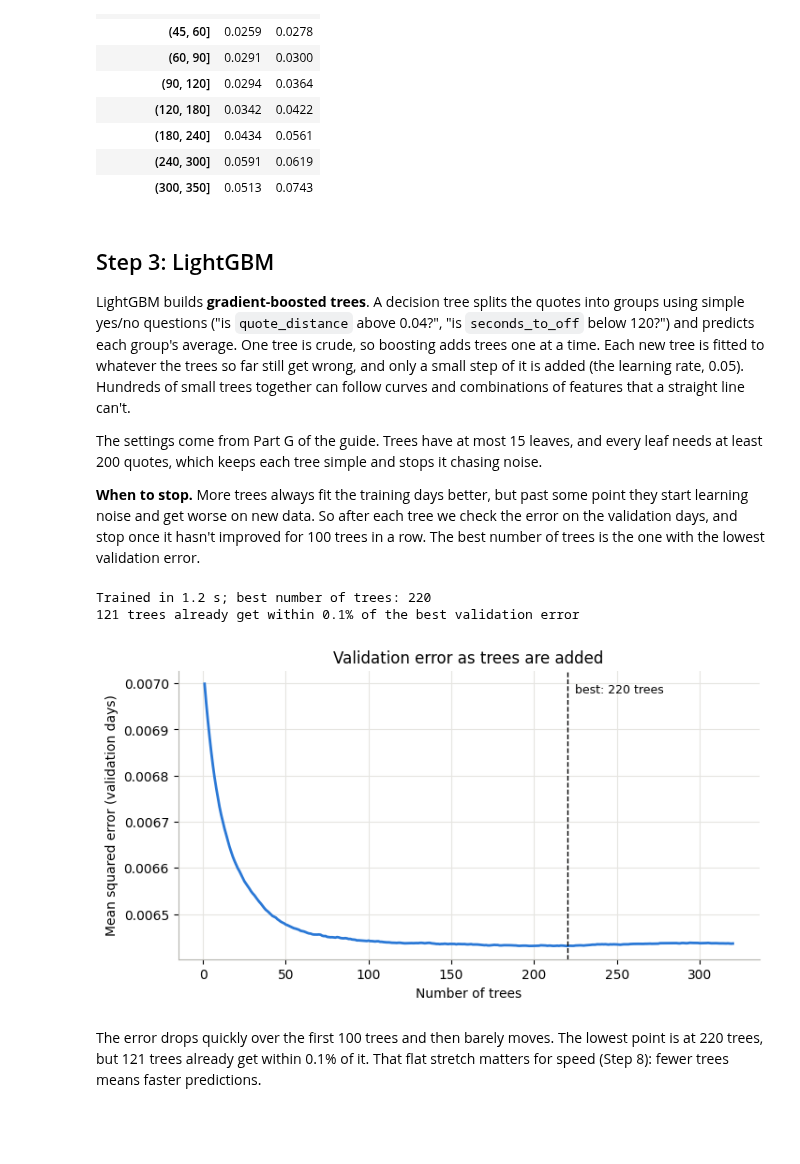
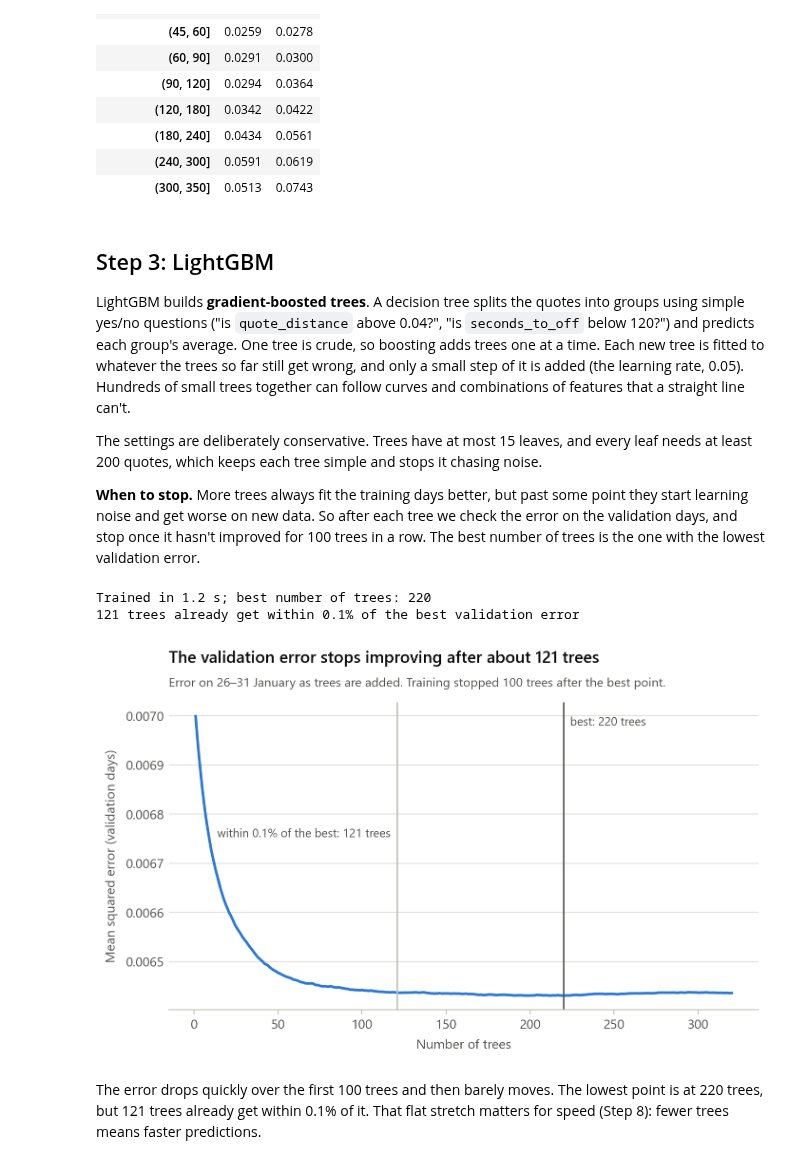
Before and after one commit to wazzak-99/Greyhound-Racing-Backtesting, a Jupyter notebook: adverse-selection/training-the-model.ipynb, the cells around one changed output. Drawn from its saved outputs; the diff is of its cells as text; code cells hidden in the pictures; blank space fills up the shorter version.

```diff
--- a/adverse-selection/training-the-model.ipynb
+++ b/adverse-selection/training-the-model.ipynb
@@ -140,35 +172,41 @@ The lookup table (average markout on the training days, log-odds):
 
 LightGBM builds **gradient-boosted trees**. A decision tree splits the quotes into groups using simple yes/no questions ("is `quote_distance` above 0.04?", "is `seconds_to_off` below 120?") and predicts each group's average. One tree is crude, so boosting adds trees one at a time. Each new tree is fitted to whatever the trees so far still get wrong, and only a small step of it is added (the learning rate, 0.05). Hundreds of small trees together can follow curves and combinations of features that a straight line can't.
 
-The settings come from Part G of the guide. Trees have at most 15 leaves, and every leaf needs at least 200 quotes, which keeps each tree simple and stops it chasing noise.
+The settings are deliberately conservative. Trees have at most 15 leaves, and every leaf needs at least 200 quotes, which keeps each tree simple and stops it chasing noise.
 
 **When to stop.** More trees always fit the training days better, but past some point they start learning noise and get worse on new data. So after each tree we check the error on the validation days, and stop once it hasn't improved for 100 trees in a row. The best number of trees is the one with the lowest validation error.
 # %%
 train_set = lgb.Dataset(train[FEATURES], train["markout"], weight=w_train)
 valid_set = lgb.Dataset(valid[FEATURES], valid["markout"], weight=w_valid, reference=train_set)
 
 history = {}
 start = time.perf_counter()
 model = lgb.train(PARAMS, train_set, num_boost_round=MAX_TREES, valid_sets=[valid_set], valid_names=["validation"],
                   callbacks=[lgb.early_stopping(PATIENCE, verbose=False), lgb.record_evaluation(history)])
 TREES = model.best_iteration
 print(f"Trained in {time.perf_counter() - start:.1f} s; best number of trees: {TREES}")
 predictions["LightGBM"] = model.predict(valid[FEATURES], num_iteration=TREES)
 
 curve = np.array(history["validation"]["l2"])
 nearly_as_good = np.argmax(curve <= curve.min() * 1.001) + 1      # fewest trees within 0.1% of the best error
 print(f"{nearly_as_good} trees already get within 0.1% of the best validation error")
 fig, ax = plt.subplots()
-ax.plot(np.arange(1, len(curve) + 1), curve, color=BLUE, lw=2)
-ax.axvline(TREES, color="black", lw=1, ls="--")
-ax.text(TREES, curve.max(), f"  best: {TREES} trees", va="top", fontsize=9)
-ax.set(xlabel="Number of trees", ylabel="Mean squared error (validation days)",
-       title="Validation error as trees are added")
+ax.plot(np.arange(1, len(curve) + 1), curve, color=BLUE)
+middle = curve.min() + 0.6 * (curve.max() - curve.min())
+for trees, text, height in [(nearly_as_good, f"within 0.1% of the best: {nearly_as_good} trees", middle),
+                            (TREES, f"best: {TREES} trees", curve.max())]:
+    ax.axvline(trees, color=LIGHT if trees == nearly_as_good else INK_2, lw=1)
+    left = trees == nearly_as_good                            # this label sits to the left of its line
+    ax.text(trees, height, f"{text}  " if left else f"  {text}", ha="right" if left else "left", va="top",
+            fontsize=9, color=INK_2)
+ax.set(xlabel="Number of trees", ylabel="Mean squared error (validation days)")
+titles(ax, f"The validation error stops improving after about {nearly_as_good} trees",
+       f"Error on 26–31 January as trees are added. Training stopped {PATIENCE} trees after the best point.")
 plt.show()
 # %% [output]
 Trained in 1.2 s; best number of trees: 220
 121 trees already get within 0.1% of the best validation error
-[figure, old version]
+[figure, new version]
 # %% [markdown]
 The error drops quickly over the first 100 trees and then barely moves. The lowest point is at 220 trees, but 121 trees already get within 0.1% of it. That flat stretch matters for speed (Step 8): fewer trees means faster predictions.
 # %% [markdown]
```
Also changed, not shown: parts of 13 cells of this notebook, 12 other files.
